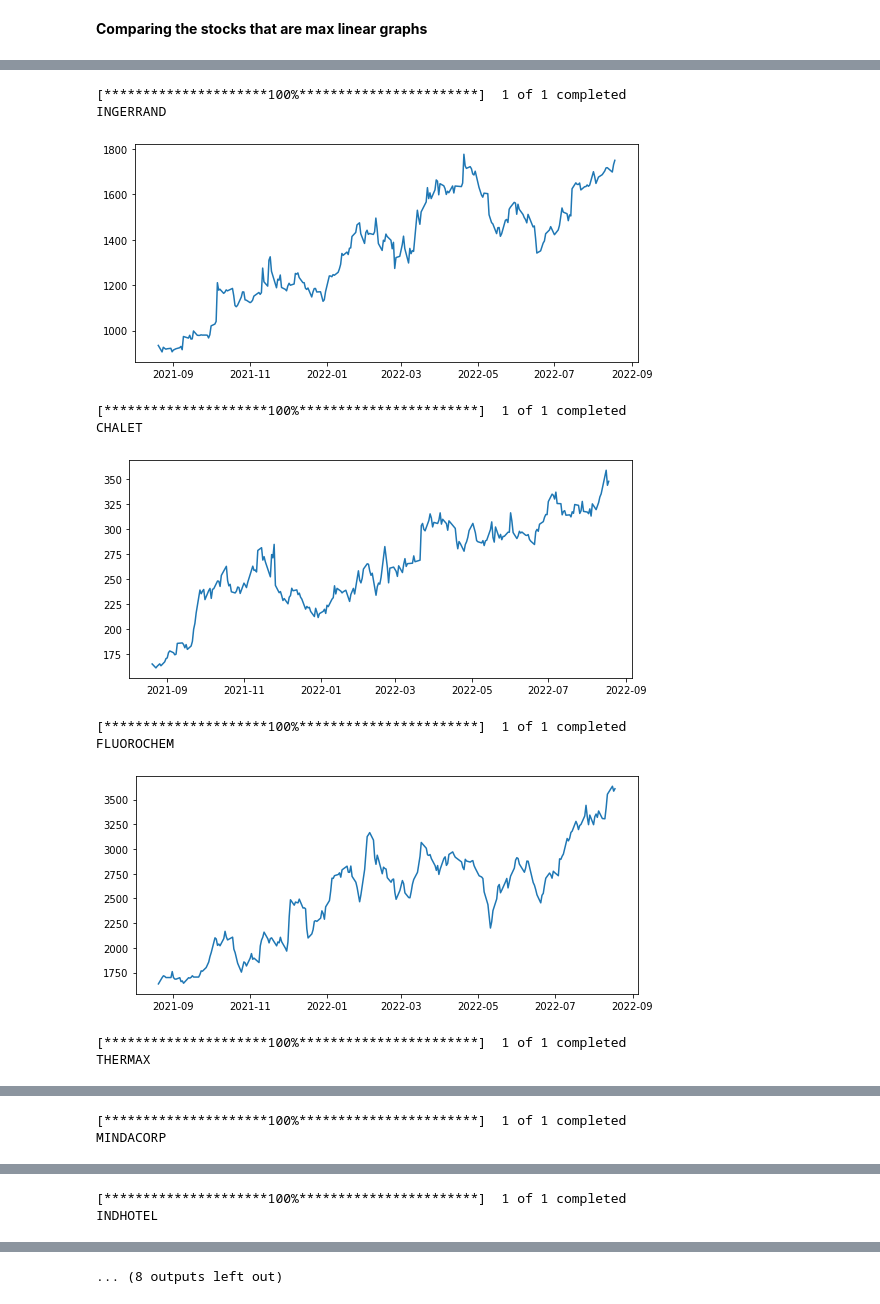
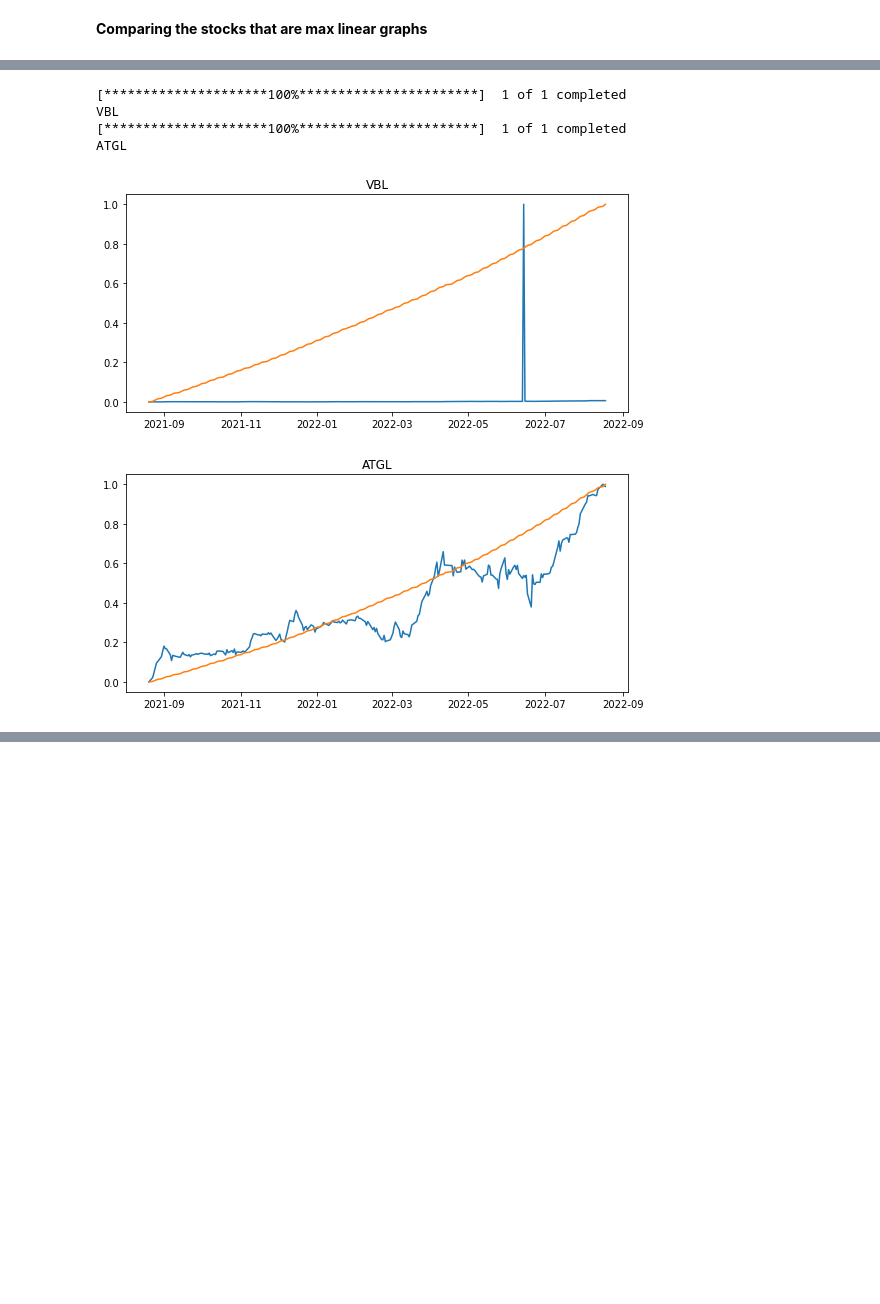
Before and after one commit to bommojuvishu/stocksgraphcomp, a Jupyter notebook: stock_graph_comp.ipynb, the cells around one changed output, grey strips where cells are left out. Drawn from its saved outputs; the diff is of its cells as text; code cells hidden in the pictures; blank space fills up the shorter version.

Commit message:
graph title

```diff
--- a/stock_graph_comp.ipynb
+++ b/stock_graph_comp.ipynb
@@ -41,10 +41,15 @@ def min_max(data):
 
   return result
 
-def plotgraph(df , colname):
+def plotgraph(df , name):
+
   plt.figure(figsize=(9,4))
-  plt.plot(df.index, df[colname])
-  plt.show()
+  plt.plot(df.index, df['minmax'])
+  # best fit in orange
+  plt.plot(df.index, df['expected'])
+  plt.title(name)
+  plt.show
+
 
 def createList(df):
   # interval = 1/(len(df))
@@ -185,39 +172,34 @@ df.sort_values(by=[0])
 # %%
 top10 = df.sort_values(by=[0]).head(10)
 topnames = top10['index'].values
-
+topnames=['VBL','ATGL']
 for name in topnames:
     try:
-        result = []
-        i=0
-        print(name)
+
         ohlcv = yf.download(name +'.NS',datetime_object -dt.timedelta(periodinput),datetime_object)
         ohlcv['minmax']=min_max(ohlcv['Close'].values)
 
         ohlcv['expected'] =  graphfit(ohlcv)
 
         ohlcv['result'] = ohlcv.apply(lambda x: (x['minmax'] - x['expected'] ) , axis=1)
 
+        print(name)
         colname = 'Close'
-        plotgraph(ohlcv, colname)
+        plotgraph(ohlcv, name)
         # colname = 'expected'
         # plotgraph(ohlcv, colname)
+
 
 
     except Exception as ex:
         print(ex)#raised if  is empty.
         print("ERROR: ", name)
 
         traceback.print_exc()
 # %% [output]
 [*********************100%***********************]  1 of 1 completed
-INGERRAND
+VBL
+[*********************100%***********************]  1 of 1 completed
+ATGL
-[figure, old version]
+[figure, new version]
-[*********************100%***********************]  1 of 1 completed
-CHALET
-[figure, old version]
+[figure, new version]
-[*********************100%***********************]  1 of 1 completed
-FLUOROCHEM
-[figure, removed]
-[*********************100%***********************]  1 of 1 completed
-THERMAX
@@ -225,2 +205,0 @@ THERMAX
-[*********************100%***********************]  1 of 1 completed
-MINDACORP
@@ -228,2 +205,0 @@ MINDACORP
-[*********************100%***********************]  1 of 1 completed
-INDHOTEL
@@ -231,4 +206,3 @@ INDHOTEL
-... (8 outputs left out)
 # %%
 print(topnames)
 returnpercent(topnames, daterange)
```
Also changed, not shown: parts of 6 cells of this notebook.
